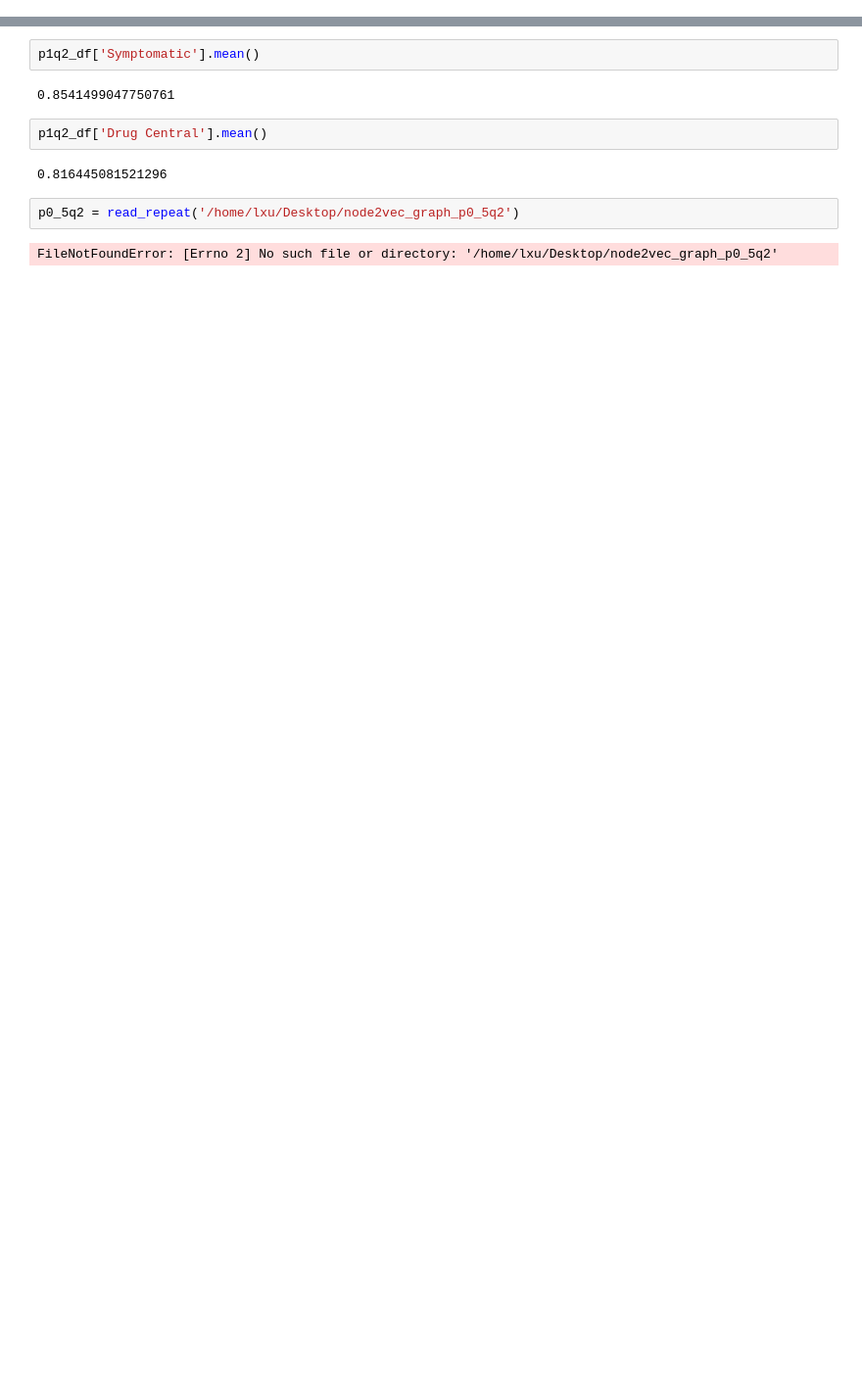
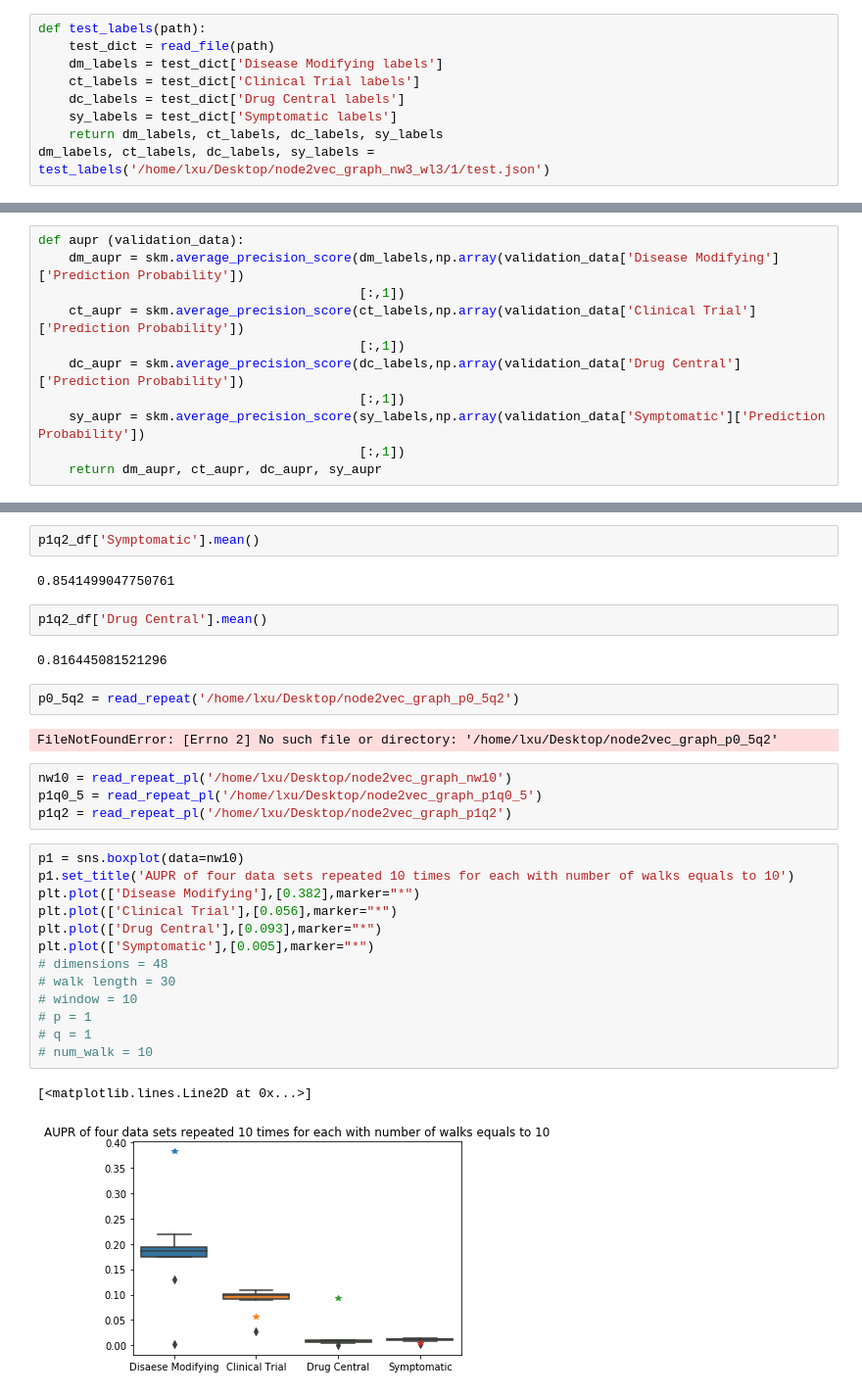
Before and after one commit to drugrelink/drugrelink, a Jupyter notebook: notebooks/plot_node2vec_optimization.ipynb, the cells around one changed output, grey strips where cells are left out. Shown: that part at 98% size. Saved outputs shown, nothing was run; the diff lists cells and outputs as text; blank space fills up the shorter version.

```diff
--- a/notebooks/plot_node2vec_optimization.ipynb
+++ b/notebooks/plot_node2vec_optimization.ipynb
@@ -28,6 +29,15 @@ def read_file(path):
     with open(path,'r') as file:
         validation_dict = json.load(file)
     return validation_dict
+# %%
+def test_labels(path):
+    test_dict = read_file(path)
+    dm_labels = test_dict['Disease Modifying labels']
+    ct_labels = test_dict['Clinical Trial labels']
+    dc_labels = test_dict['Drug Central labels']
+    sy_labels = test_dict['Symptomatic labels']
+    return dm_labels, ct_labels, dc_labels, sy_labels
+dm_labels, ct_labels, dc_labels, sy_labels = test_labels('/home/lxu/Desktop/node2vec_graph_nw3_wl3/1/test.json')
 # %%
 def plot(path_list,evaluation_method):
     dm_roc=[]
@@ -234,3 +244,14 @@ def read_repeat (path):
     df = pd.DataFrame(data=data, columns = ['Disaese Modifying', 'Clinical Trial', 'Drug Central','Symptomatic'])
     #plot = sns.boxplot(x=df.columns,data=df)
     return df
+# %%
+def aupr (validation_data):
+    dm_aupr = skm.average_precision_score(dm_labels,np.array(validation_data['Disease Modifying']['Prediction Probability'])
+                                          [:,1])
+    ct_aupr = skm.average_precision_score(ct_labels,np.array(validation_data['Clinical Trial']['Prediction Probability'])
+                                          [:,1])
+    dc_aupr = skm.average_precision_score(dc_labels,np.array(validation_data['Drug Central']['Prediction Probability'])
+                                          [:,1])
+    sy_aupr = skm.average_precision_score(sy_labels,np.array(validation_data['Symptomatic']['Prediction Probability'])
+                                          [:,1])
+    return dm_aupr, ct_aupr, dc_aupr, sy_aupr
@@ -359,3 +413,23 @@ p1q2_df['Drug Central'].mean()
 p0_5q2 = read_repeat('/home/lxu/Desktop/node2vec_graph_p0_5q2')
 # %% [output]
 FileNotFoundError: [Errno 2] No such file or directory: '/home/lxu/Desktop/node2vec_graph_p0_5q2'
+# %%
+nw10 = read_repeat_pl('/home/lxu/Desktop/node2vec_graph_nw10')
+p1q0_5 = read_repeat_pl('/home/lxu/Desktop/node2vec_graph_p1q0_5')
+p1q2 = read_repeat_pl('/home/lxu/Desktop/node2vec_graph_p1q2')
+# %%
+p1 = sns.boxplot(data=nw10)
+p1.set_title('AUPR of four data sets repeated 10 times for each with number of walks equals to 10')
+plt.plot(['Disease Modifying'],[0.382],marker="*")
+plt.plot(['Clinical Trial'],[0.056],marker="*")
+plt.plot(['Drug Central'],[0.093],marker="*")
+plt.plot(['Symptomatic'],[0.005],marker="*")
+# dimensions = 48
+# walk length = 30
+# window = 10
+# p = 1
+# q = 1
+# num_walk = 10
+# %% [output]
+[<matplotlib.lines.Line2D at 0x...>]
+[figure, added]
```
Also changed, not shown: parts of 5 cells of this notebook, 2 other files.
